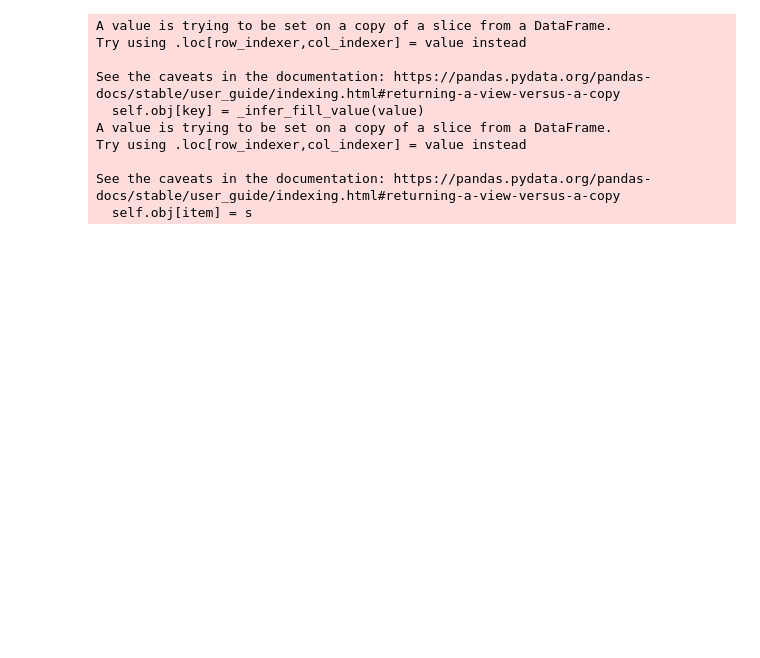
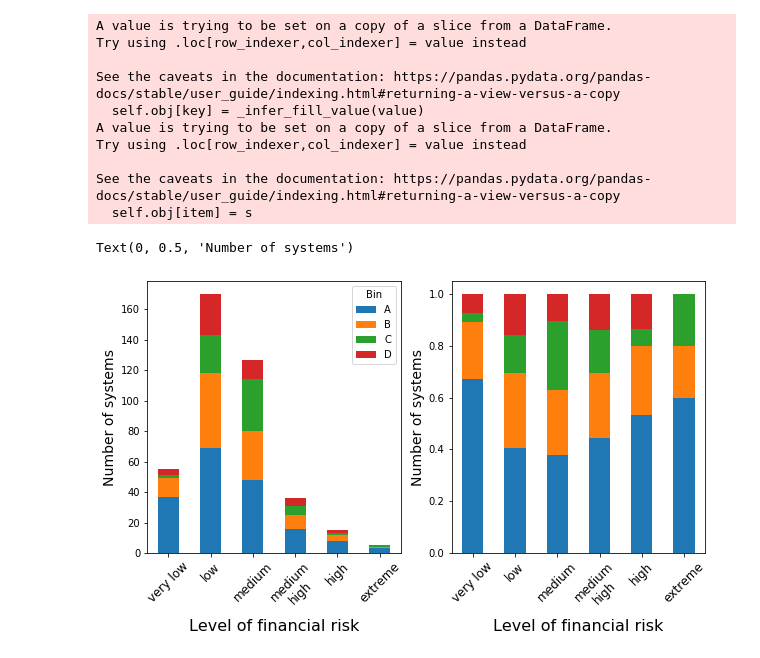
Before and after one commit to ScottCoffin/EconImpact, a Jupyter notebook: Python/Data Processing.ipynb, the cells around one changed output. Saved outputs shown, nothing was run; the diff lists cells and outputs as text; code cells hidden in the pictures; blank space fills up the shorter version.

```diff
--- a/Python/Data Processing.ipynb
+++ b/Python/Data Processing.ipynb
@@ -212,0 +211,21 @@ q5_data.dropna(subset=['score_avg']).to_excel('risk_scores.xlsx',index=False)
+# %%
+#q5_data.dropna(subset=['score_avg']).to_excel('risk_scores.xlsx',index=False)
+q5_plot=q5_data.dropna(subset=['score_avg']).groupby(['Risk label','Bin']).size().unstack().iloc[:,:-1]
+qtot=q5_plot.sum(axis=1)
+q5_norm=q5_plot.copy()
+for c in q5_norm.columns:
+    q5_norm.loc[:,c]=q5_norm[c]/qtot
+
+fig,ax=plt.subplots(1,2,figsize=(10,5))
+q5_plot.plot(kind='bar',ax=ax[0],stacked=True)
+ax[0].set_xticklabels(['very low','low','medium','medium\nhigh','high','extreme'],rotation=45,size=12)
+ax[0].set_xlabel('Level of financial risk',size=16)
+ax[0].set_ylabel('Number of systems',size=14)
+
+q5_norm.plot(kind='bar',ax=ax[1],stacked=True,legend=None)
+ax[1].set_xticklabels(['very low','low','medium','medium\nhigh','high','extreme'],rotation=45,size=12)
+ax[1].set_xlabel('Level of financial risk',size=16)
+ax[1].set_ylabel('Number of systems',size=14)
+# %% [output]
+Text(0, 0.5, 'Number of systems')
+[figure, added]
```
Also changed, not shown: parts of 2 cells of this notebook.
